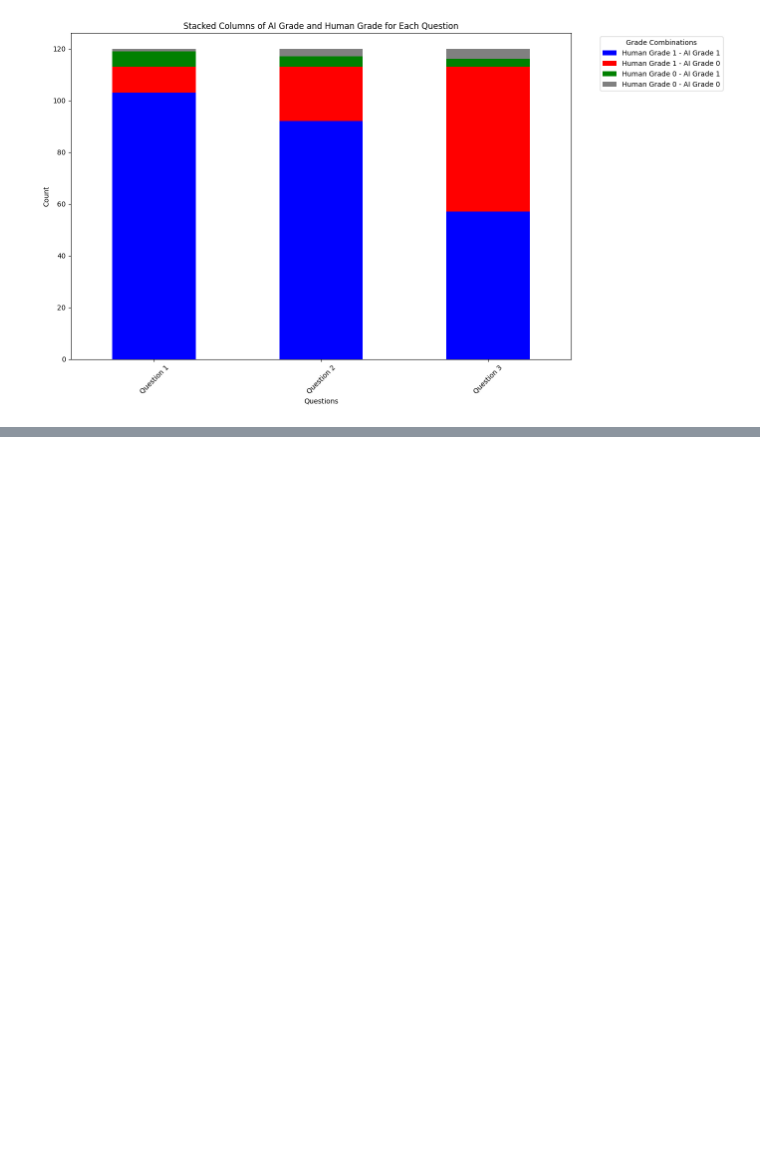
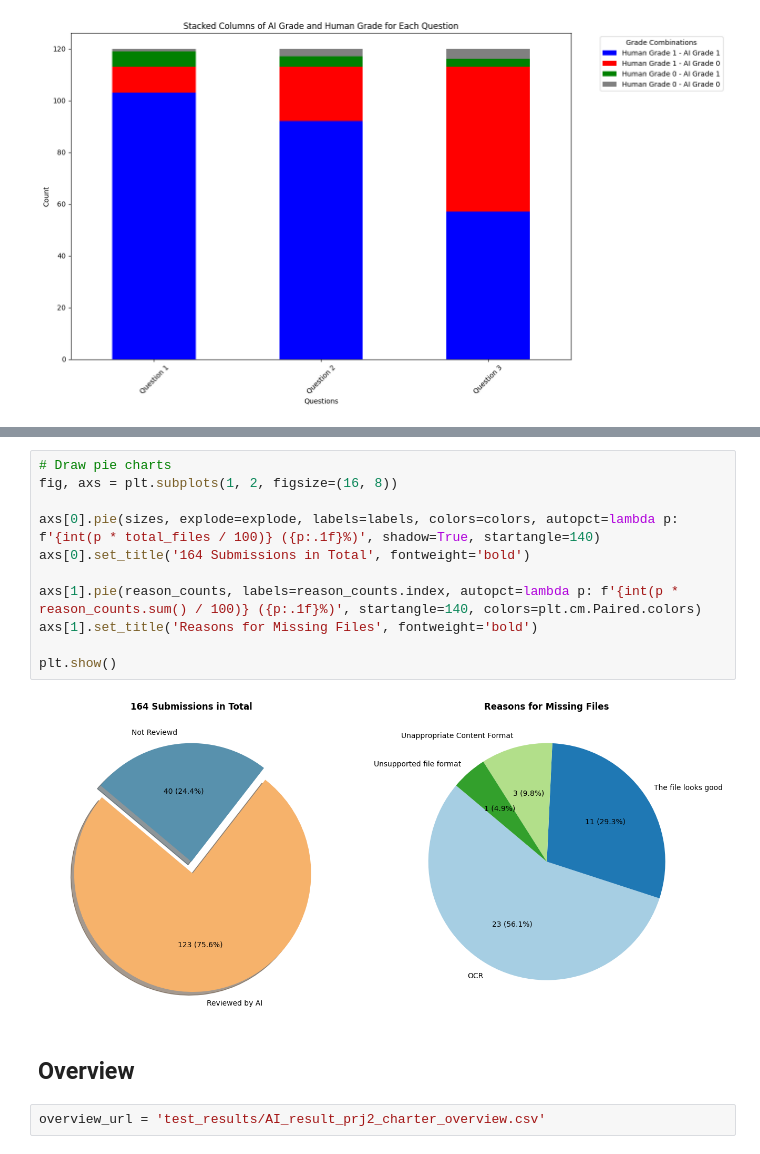
Before and after one commit to ngavu2004/AutoGradingPipelineAnalysis, a Jupyter notebook: visualize_AI_grade_RealGrade.ipynb, the cells around one changed output, grey strips where cells are left out. Drawn from its saved outputs; the diff is of its cells as text; blank space fills up the shorter version.

```diff
--- a/visualize_AI_grade_RealGrade.ipynb
+++ b/visualize_AI_grade_RealGrade.ipynb
@@ -1105,0 +1223,17 @@ question_list:  ["Question 1. Does the value of the 'Problem Summary:' attribute
+# %%
+# Draw pie charts
+fig, axs = plt.subplots(1, 2, figsize=(16, 8))
+
+axs[0].pie(sizes, explode=explode, labels=labels, colors=colors, autopct=lambda p: f'{int(p * total_files / 100)} ({p:.1f}%)', shadow=True, startangle=140)
+axs[0].set_title('164 Submissions in Total', fontweight='bold')
+
+axs[1].pie(reason_counts, labels=reason_counts.index, autopct=lambda p: f'{int(p * reason_counts.sum() / 100)} ({p:.1f}%)', startangle=140, colors=plt.cm.Paired.colors)
+axs[1].set_title('Reasons for Missing Files', fontweight='bold')
+
+plt.show()
+# %% [output]
+[figure, added]
+# %% [markdown]
+## Overview
+# %%
+overview_url = 'test_results/AI_result_prj2_charter_overview.csv'
```
Also changed, not shown: parts of 20 cells of this notebook, 3 other files.
